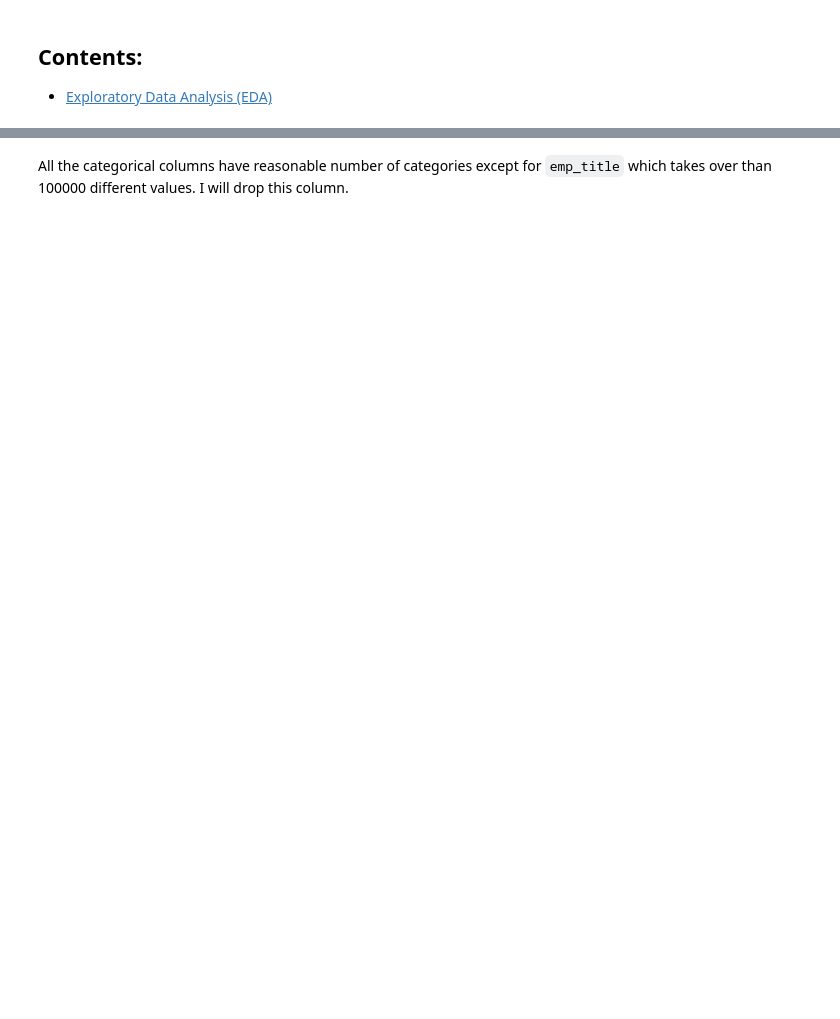
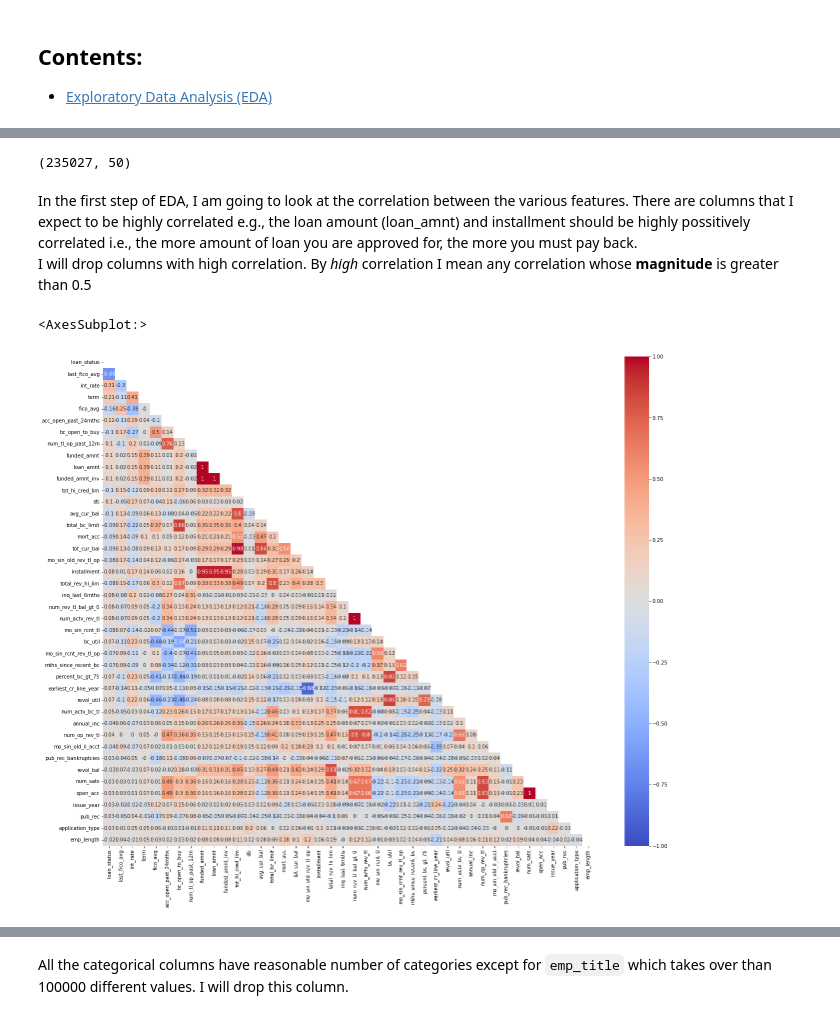
Before and after one commit to hsalahi23/Loan-application-predictor, a Jupyter notebook: Notebook2.ipynb, the cells around one changed output, grey strips where cells are left out. Drawn from its saved outputs; the diff is of its cells as text; code cells hidden in the pictures; blank space fills up the shorter version.

```diff
--- a/Notebook2.ipynb
+++ b/Notebook2.ipynb
@@ -29,0 +32,19 @@ loan_sample.head()
+# %%
+loan_sample.shape
+# %% [output]
+(235027, 50)
+# %% [markdown]
+In the first step of EDA, I am going to look at the correlation between the various features. There are columns that I expect to be highly correlated e.g., the loan amount (loan_amnt) and installment should be highly possitively correlated i.e., the more amount of loan you are approved for, the more you must pay back.  <br>
+I will drop columns with high correlation. By *high* correlation I mean any correlation whose **magnitude** is greater than 0.5
+# %%
+mask = np.triu(loan_sample.corr())
+plt.figure(figsize=(22, 18))
+sns.heatmap(round(loan_sample.corr(),2),
+            annot = True,
+            cmap = 'coolwarm',
+            vmin = -1,
+            vmax = 1,
+            mask = mask)
+# %% [output]
+<AxesSubplot:>
+[figure, added]
```
Also changed, not shown: parts of 65 cells of this notebook, 1 other file.
